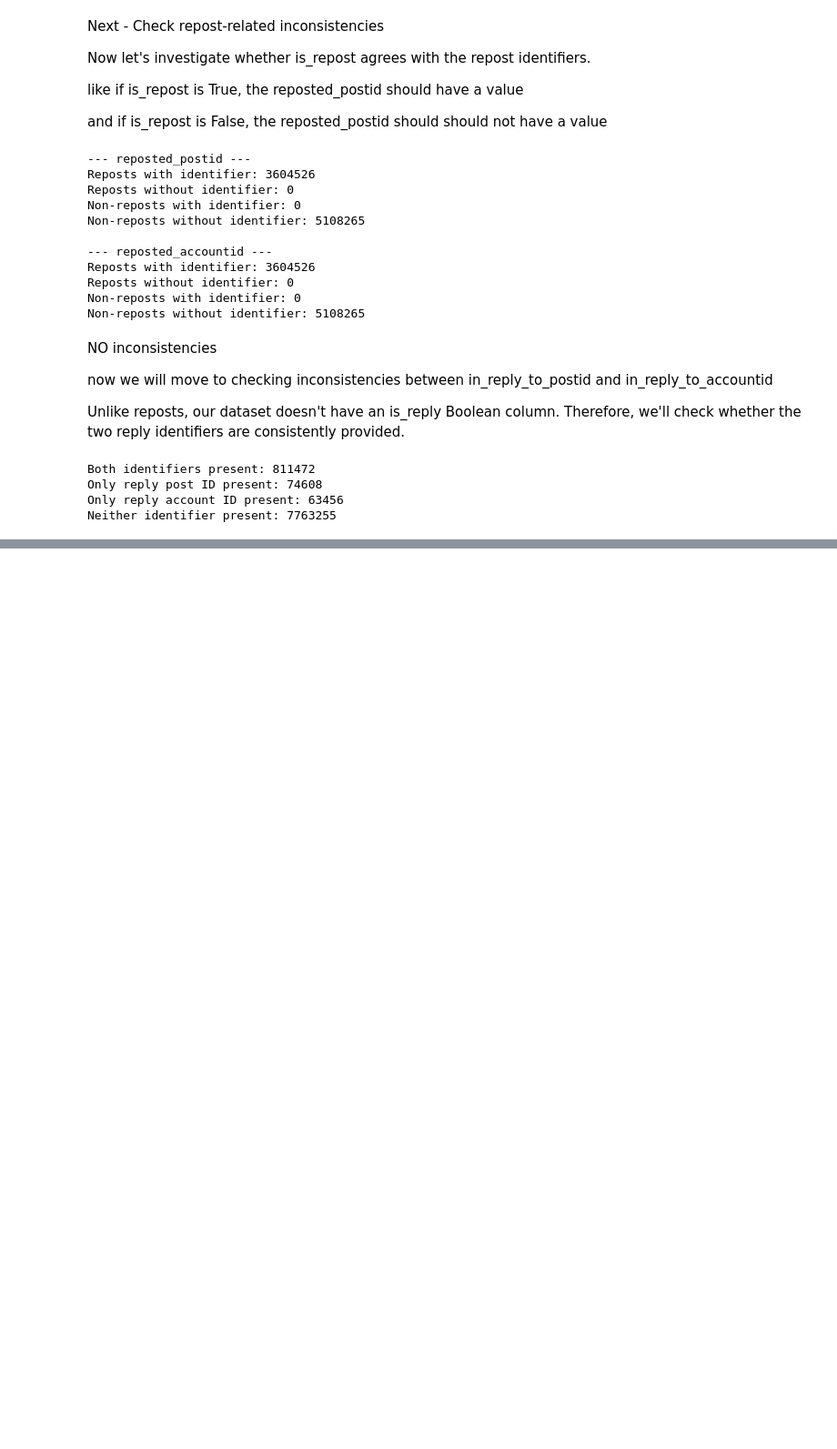
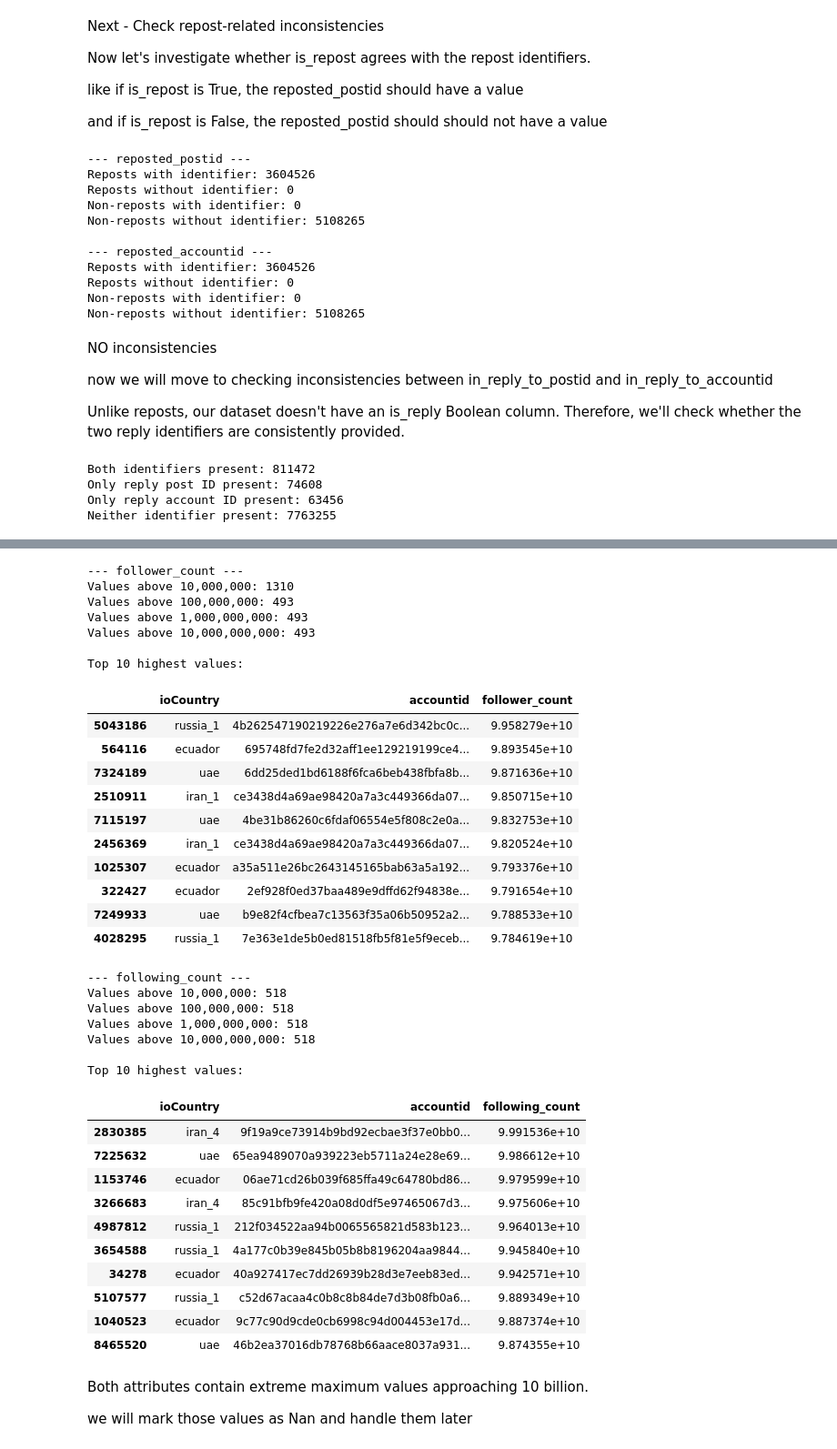
Before and after one commit to OsamaAawad/Data-Mining-Project-, a Jupyter notebook: notebooks/02-dataQualityAssessment.ipynb, the cells around one changed output, grey strips where cells are left out. Shown at 91% size. Drawn from its saved outputs; the diff is of its cells as text; code cells hidden in the pictures; blank space fills up the shorter version.

```diff
--- a/notebooks/02-dataQualityAssessment.ipynb
+++ b/notebooks/02-dataQualityAssessment.ipynb
@@ -1099,0 +1299,62 @@ Neither identifier present: 7763255
+# %%
+# Investigate extreme numerical values
+
+numeric_cols = ["follower_count", "following_count"]
+
+for col in numeric_cols:
+    print(f"\n--- {col} ---")
+
+    # Count values above selected thresholds
+    for threshold in [1e7, 1e8, 1e9, 1e10]:
+        count = (df_clean[col] > threshold).sum()
+        print(f"Values above {threshold:,.0f}: {count}")
+
+    # Examine the highest values
+    print("\nTop 10 highest values:")
+
+    display(
+        df_clean.nlargest(10, col)[
+            ["ioCountry", "accountid", col]
+        ]
+    )
+# %% [output]
+--- follower_count ---
+Values above 10,000,000: 1310
+Values above 100,000,000: 493
+Values above 1,000,000,000: 493
+Values above 10,000,000,000: 493
+
+Top 10 highest values:
+|  | ioCountry | accountid | follower_count |
+| 5043186 | russia_1 | 4b262547190219226e276a7e6d342bc0c... | 9.958279e+10 |
+| 564116 | ecuador | 695748fd7fe2d32aff1ee129219199ce4... | 9.893545e+10 |
+| 7324189 | uae | 6dd25ded1bd6188f6fca6beb438fbfa8b... | 9.871636e+10 |
+| 2510911 | iran_1 | ce3438d4a69ae98420a7a3c449366da07... | 9.850715e+10 |
+| 7115197 | uae | 4be31b86260c6fdaf06554e5f808c2e0a... | 9.832753e+10 |
+| 2456369 | iran_1 | ce3438d4a69ae98420a7a3c449366da07... | 9.820524e+10 |
+| 1025307 | ecuador | a35a511e26bc2643145165bab63a5a192... | 9.793376e+10 |
+| 322427 | ecuador | 2ef928f0ed37baa489e9dffd62f94838e... | 9.791654e+10 |
+| 7249933 | uae | b9e82f4cfbea7c13563f35a06b50952a2... | 9.788533e+10 |
+| 4028295 | russia_1 | 7e363e1de5b0ed81518fb5f81e5f9eceb... | 9.784619e+10 |
+--- following_count ---
+Values above 10,000,000: 518
+Values above 100,000,000: 518
+Values above 1,000,000,000: 518
+Values above 10,000,000,000: 518
+
+Top 10 highest values:
+|  | ioCountry | accountid | following_count |
+| 2830385 | iran_4 | 9f19a9ce73914b9bd92ecbae3f37e0bb0... | 9.991536e+10 |
+| 7225632 | uae | 65ea9489070a939223eb5711a24e28e69... | 9.986612e+10 |
+| 1153746 | ecuador | 06ae71cd26b039f685ffa49c64780bd86... | 9.979599e+10 |
+| 3266683 | iran_4 | 85c91bfb9fe420a08d0df5e97465067d3... | 9.975606e+10 |
+| 4987812 | russia_1 | 212f034522aa94b0065565821d583b123... | 9.964013e+10 |
+| 3654588 | russia_1 | 4a177c0b39e845b05b8b8196204aa9844... | 9.945840e+10 |
+| 34278 | ecuador | 40a927417ec7dd26939b28d3e7eeb83ed... | 9.942571e+10 |
+| 5107577 | russia_1 | c52d67acaa4c0b8c8b84de7d3b08fb0a6... | 9.889349e+10 |
+| 1040523 | ecuador | 9c77c90d9cde0cb6998c94d004453e17d... | 9.887374e+10 |
+| 8465520 | uae | 46b2ea37016db78768b66aace8037a931... | 9.874355e+10 |
+# %% [markdown]
+Both attributes contain extreme maximum values approaching 10 billion.
+
+we will mark those values as Nan and handle them later
```
Also changed, not shown: parts of 23 cells of this notebook.
